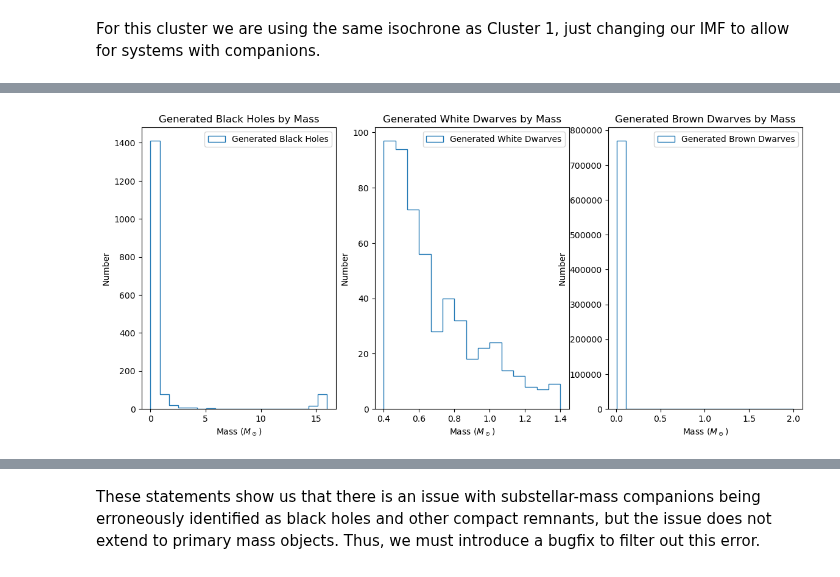
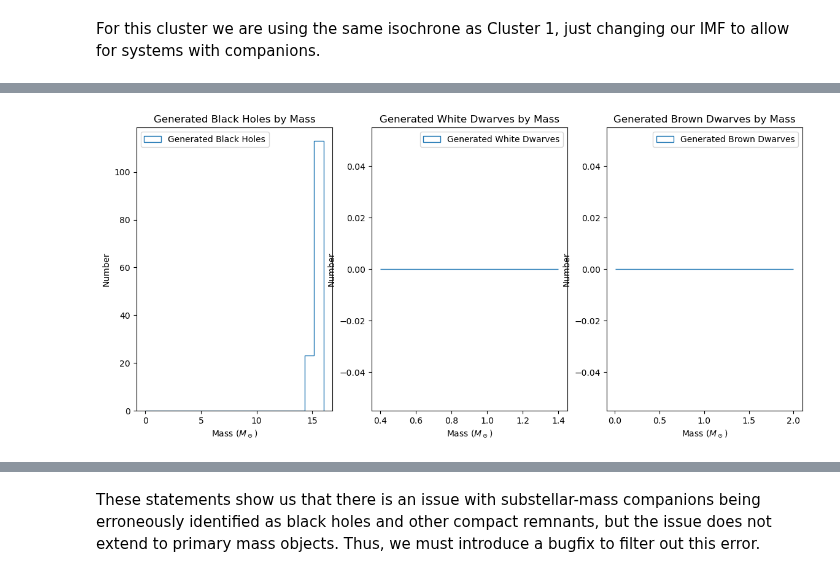
Before and after one commit to astropy/SPISEA, a Jupyter notebook: changes/Compact_Multiplicity.ipynb, the cells around one changed output, grey strips where cells are left out. Drawn from its saved outputs; the diff is of its cells as text; code cells hidden in the pictures.

```diff
--- a/changes/Compact_Multiplicity.ipynb
+++ b/changes/Compact_Multiplicity.ipynb
@@ -279,0 +401,7 @@ This cluster fits the expectation from imfr.py that black holes are between 15-1
+# %%
+# Create isochrone object
+filt_list = ['wfc3,ir,f153m'] # We won't be doing much with synthetic photometry here, so only 1 filter
+my_ifmr = ifmr.IFMR_Raithel18()
+o_iso = synthetic.IsochronePhot(10, 0, 10,
+                                 evo_model = evolution.MergedBaraffePisaEkstromParsec(),
+                                      filters=filt_list)
@@ -335,47 +609,47 @@ Length = 429564 rows
 # Locate BHs, NSs, WDs, and BDs
 p2_bh = np.where(kc_out['phase'] == 103)[0]
 c_bh = np.where(kc_comp['phase'] == 103)[0]
-k_bh = np.concatenate([p2_bh, c_bh])
+bh_masses = np.concatenate([kc_out['mass'][p2_bh], kc_comp['mass'][c_bh]])
 p2_ns = np.where(kc_out['phase'] == 102)[0]
 c_ns = np.where(kc_comp['phase'] == 102)[0]
-k_ns = np.concatenate([p2_ns, c_ns])
+ns_masses = np.concatenate([kc_out['mass'][p2_ns], kc_comp['mass'][c_ns]])
 p2_wd = np.where(kc_out['phase'] == 101)[0]
 c_wd = np.where(kc_comp['phase'] == 101)[0]
-k_wd = np.concatenate([p2_wd, c_wd])
+wd_masses = np.concatenate([kc_out['mass'][p2_wd], kc_comp['mass'][c_wd]])
 p2_bd = np.where(kc_out['phase'] == 99)[0]
 c_bd = np.where(kc_comp['phase'] == 99)[0]
-k_bd = np.concatenate([p2_bd, c_bd])
+bd_masses = np.concatenate([kc_out['mass'][p2_bh], kc_comp['mass'][c_bh]])
 
 # Plot on histograms
 bh_bins = np.linspace(0.01, 16, 20)
 wd_bins = np.linspace(0.4, 1.4, 16)
 bd_bins = np.linspace(0.01, 2, 20)
 
 plt.figure(figsize=(14,6))
 plt.subplot(1, 3, 1)
-plt.hist(kc_out[k_bh]['mass'], histtype = 'step',
+plt.hist(bh_masses, histtype = 'step',
         bins = bh_bins, label = 'Generated Black Holes')
 plt.title("Generated Black Holes by Mass")
 plt.xlabel('Mass ($M_\odot$)')
 plt.ylabel('Number')
 plt.legend()
 
 plt.subplot(1, 3, 2)
-plt.hist(kc_out[k_wd]['mass'], histtype = 'step',
+plt.hist(kc_out[p2_wd]['mass'], histtype = 'step',
         bins = wd_bins, label = 'Generated White Dwarves')
 plt.title("Generated White Dwarves by Mass")
 plt.xlabel('Mass ($M_\odot$)')
 plt.ylabel('Number')
 plt.legend()
 
 plt.subplot(1, 3, 3)
-plt.hist(kc_out[k_bd]['mass'], histtype = 'step',
+plt.hist(bd_masses, histtype = 'step',
         bins = bd_bins, label = 'Generated Brown Dwarves')
 plt.title("Generated Brown Dwarves by Mass")
 plt.xlabel('Mass ($M_\odot$)')
 plt.ylabel('Number')
 plt.legend()
 
 plt.show()
 # %% [output]
-[figure, old version]
+[figure, new version]
```
Also changed, not shown: parts of 29 cells of this notebook.
